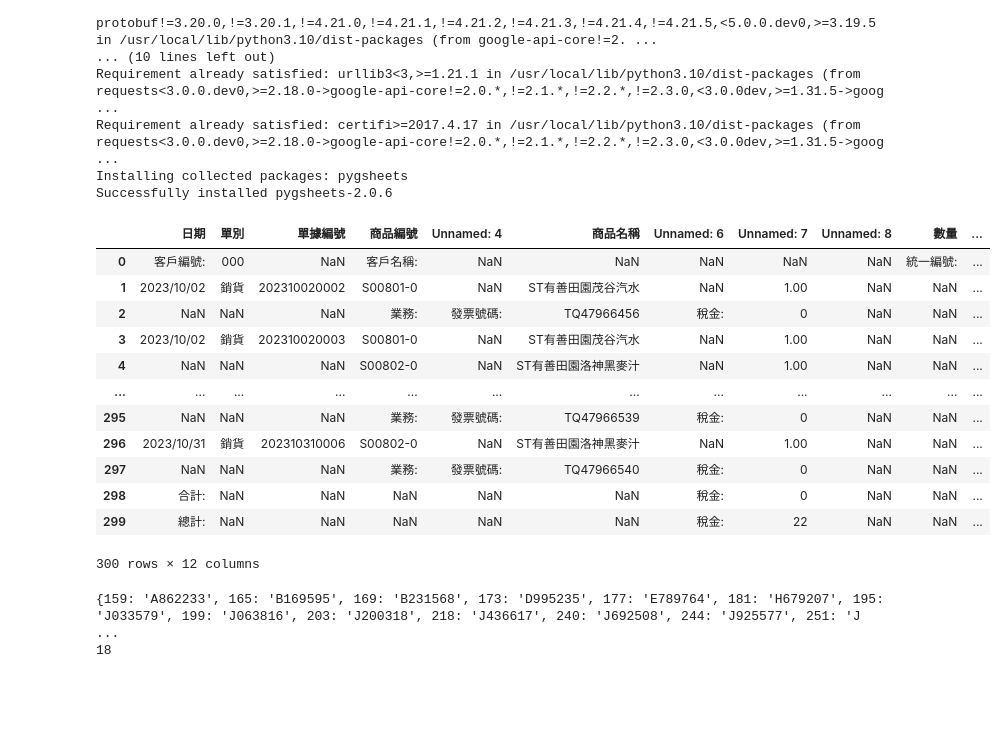
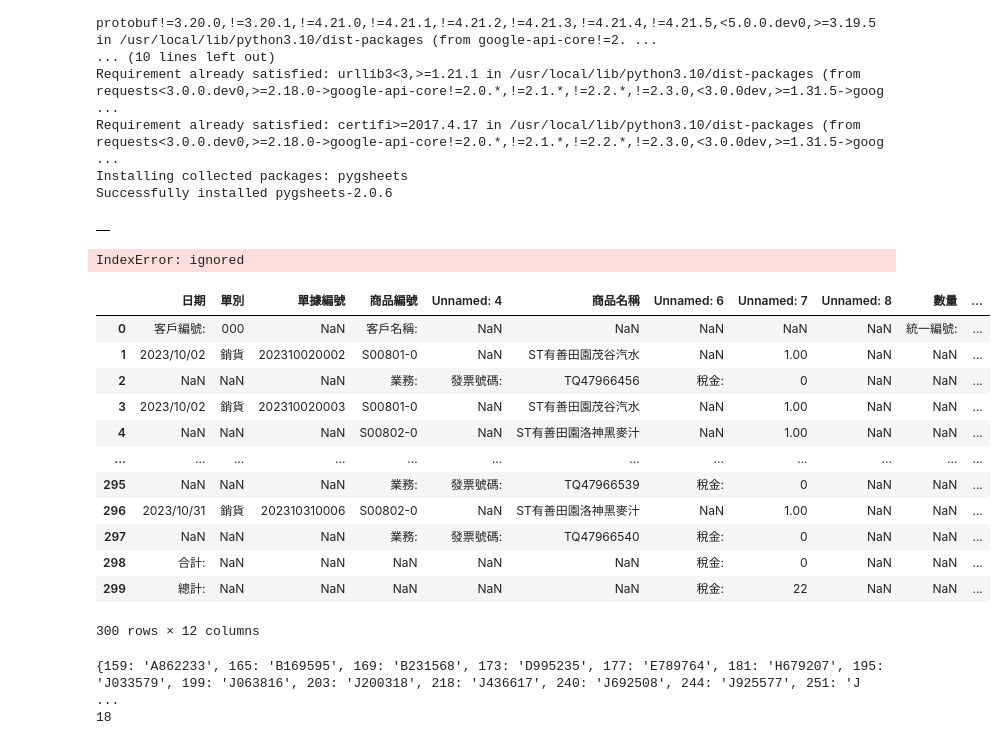
Before and after one commit to HSS107048212/hoop4s, a Jupyter notebook: 月結Tpoint.ipynb, the cells around one changed output. Cells and saved outputs as stored; diff of their text form; code cells hidden in the pictures; blank space fills up the shorter version.

```diff
--- a/月結Tpoint.ipynb
+++ b/月結Tpoint.ipynb
@@ -71,43 +71,55 @@ import pygsheets
 # %%
 
 
 #HOME_PATH = '/home/iss/realplus/'
 #HOME_PATH = '/home/iss/realplus/'
 HOME_PATH = '/content/' # path of Colab for testing
 
 # Authorization
 gc = pygsheets.authorize(service_file=HOME_PATH+'orderdata-copyto-parttime-5c19ba8fcba4.json')
 
 # Google sheet URL and authentication
 Order_SPREADSHEET = 'https://docs.google.com/spreadsheets/d/1eHm_1rIPSQgUqYNStKq8kfMnGiQnfUDhxGEj1I15Fls/edit?usp=sharing' # 需要儲存為Google試算表的格式，而不能是直接上傳的excel。
 sht = gc.open_by_url(Order_SPREADSHEET)
-wks = sht.worksheet_by_title("10月份客戶交易明細表")
-
-df = wks.get_as_df(start='A6', numerize=False )
-# 新的列名列表
-new_column_names = ['日期', '單別', '單據編號', '商品編號', 'Unnamed: 4', '商品名稱', 'Unnamed: 6',
-                    'Unnamed: 7', 'Unnamed: 8', '數量', '單價', '金額']
-# 更新 DataFrame 的列名
-df.columns = new_column_names
-
-# 將所有空字符串 ('') 替換為 NaN
-df.replace('', np.nan, inplace=True)
-
+wks = sht.worksheet_by_title("客戶交易明細表")
+df = wks.get_as_df(start='A1', numerize=False )
+wks.clear() #讀取資料後清空，避免重複執行，到了下一個cell因為沒有資料讀入，在執行iloc會報錯IndexError，這樣程式就可以順利終止了
 df
 # %% [output]
-|  | 日期 | 單別 | 單據編號 | 商品編號 | Unnamed: 4 | 商品名稱 | Unnamed: 6 | Unnamed: 7 | Unnamed: 8 | 數量 | ... |
-| 0 | 客戶編號: | 000 | NaN | 客戶名稱: | NaN | NaN | NaN | NaN | NaN | 統一編號: | ... |
-| 1 | 2023/10/02 | 銷貨 | 202310020002 | S00801-0 | NaN | ST有善田園茂谷汽水 | NaN | 1.00 | NaN | NaN | ... |
-| 2 | NaN | NaN | NaN | 業務: | 發票號碼: | TQ47966456 | 稅金: | 0 | NaN | NaN | ... |
-| 3 | 2023/10/02 | 銷貨 | 202310020003 | S00801-0 | NaN | ST有善田園茂谷汽水 | NaN | 1.00 | NaN | NaN | ... |
-| 4 | NaN | NaN | NaN | S00802-0 | NaN | ST有善田園洛神黑麥汁 | NaN | 1.00 | NaN | NaN | ... |
-| ... | ... | ... | ... | ... | ... | ... | ... | ... | ... | ... | ... |
-| 295 | NaN | NaN | NaN | 業務: | 發票號碼: | TQ47966539 | 稅金: | 0 | NaN | NaN | ... |
-| 296 | 2023/10/31 | 銷貨 | 202310310006 | S00802-0 | NaN | ST有善田園洛神黑麥汁 | NaN | 1.00 | NaN | NaN | ... |
-| 297 | NaN | NaN | NaN | 業務: | 發票號碼: | TQ47966540 | 稅金: | 0 | NaN | NaN | ... |
-| 298 | 合計: | NaN | NaN | NaN | NaN | NaN | 稅金: | 0 | NaN | NaN | ... |
-| 299 | 總計: | NaN | NaN | NaN | NaN | NaN | 稅金: | 22 | NaN | NaN | ... |
+|  |
-300 rows × 12 columns
+# %%
+startday = df.iloc[3, 1]
+print(startday)
+endday = df.iloc[3, 3]
+print(endday)
+# %% [output]
+IndexError: ignored
+# %%
+df = wks.get_as_df(start='A6', numerize=False )
+# 新的列名列表
+new_column_names = ['日期', '單別', '單據編號', '商品編號', 'Unnamed: 4', '商品名稱', 'Unnamed: 6',
+                    'Unnamed: 7', 'Unnamed: 8', '數量', '單價', '金額']
+# 更新 DataFrame 的列名
+df.columns = new_column_names
+
+# 將所有空字符串 ('') 替換為 NaN
+df.replace('', np.nan, inplace=True)
+
+df
+# %% [output]
+|  | 日期 | 單別 | 單據編號 | 商品編號 | Unnamed: 4 | 商品名稱 | Unnamed: 6 | Unnamed: 7 | Unnamed: 8 | 數量 | ... |
+| 0 | 客戶編號: | 000 | NaN | 客戶名稱: | NaN | NaN | NaN | NaN | NaN | 統一編號: | ... |
+| 1 | 2023/10/02 | 銷貨 | 202310020002 | S00801-0 | NaN | ST有善田園茂谷汽水 | NaN | 1.00 | NaN | NaN | ... |
+| 2 | NaN | NaN | NaN | 業務: | 發票號碼: | TQ47966456 | 稅金: | 0 | NaN | NaN | ... |
+| 3 | 2023/10/02 | 銷貨 | 202310020003 | S00801-0 | NaN | ST有善田園茂谷汽水 | NaN | 1.00 | NaN | NaN | ... |
+| 4 | NaN | NaN | NaN | S00802-0 | NaN | ST有善田園洛神黑麥汁 | NaN | 1.00 | NaN | NaN | ... |
+| ... | ... | ... | ... | ... | ... | ... | ... | ... | ... | ... | ... |
+| 295 | NaN | NaN | NaN | 業務: | 發票號碼: | TQ47966539 | 稅金: | 0 | NaN | NaN | ... |
+| 296 | 2023/10/31 | 銷貨 | 202310310006 | S00802-0 | NaN | ST有善田園洛神黑麥汁 | NaN | 1.00 | NaN | NaN | ... |
+| 297 | NaN | NaN | NaN | 業務: | 發票號碼: | TQ47966540 | 稅金: | 0 | NaN | NaN | ... |
+| 298 | 合計: | NaN | NaN | NaN | NaN | NaN | 稅金: | 0 | NaN | NaN | ... |
+| 299 | 總計: | NaN | NaN | NaN | NaN | NaN | 稅金: | 22 | NaN | NaN | ... |
+300 rows × 12 columns
 # %%
 # Define the column names and the value to search for based on the user's request
 column_to_check = '日期'
```
Also changed, not shown: parts of 9 cells of this notebook.
